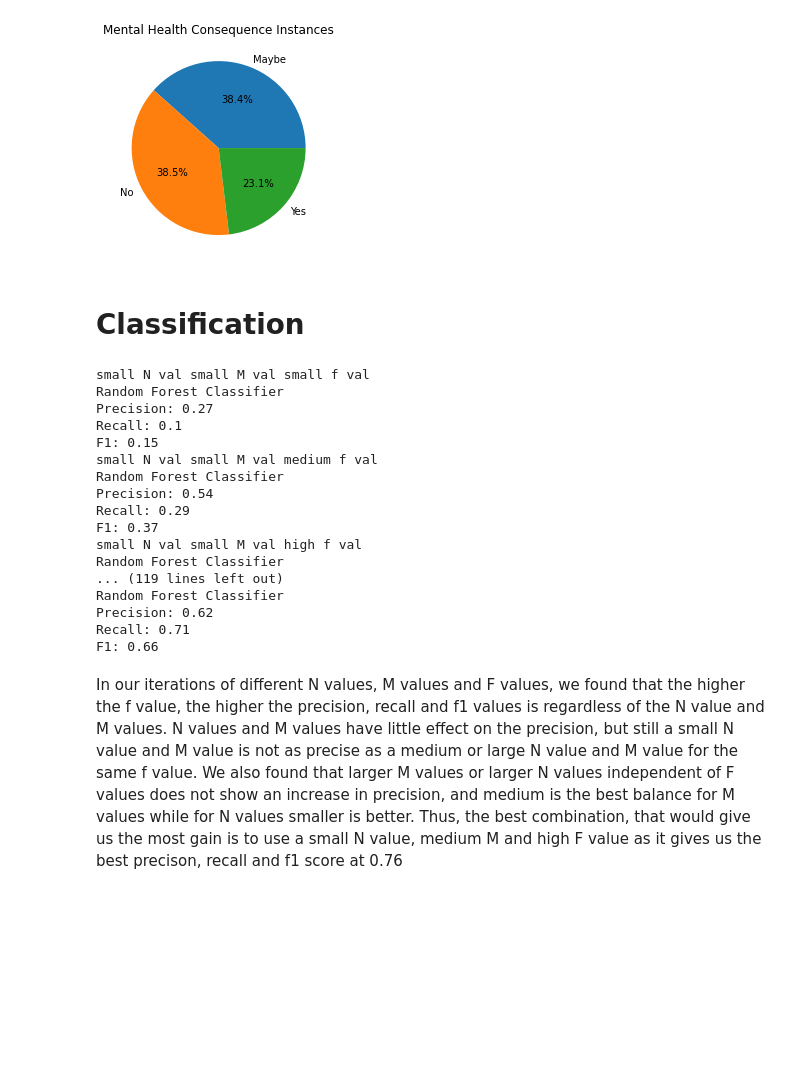
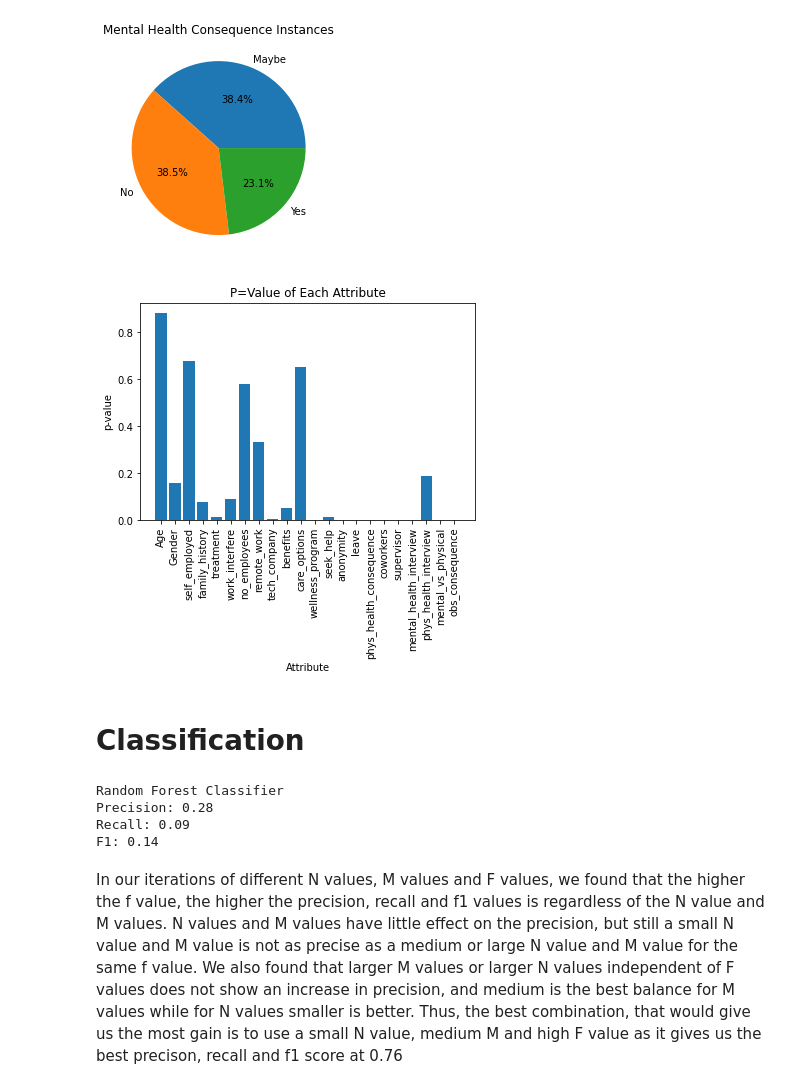
Before and after one commit to jackieaiko/CPSC322FinalProject, a Jupyter notebook: TechincalReport.ipynb, the cells around one changed output. Drawn from its saved outputs; the diff is of its cells as text; code cells hidden in the pictures; blank space fills up the shorter version.

Commit message:
p chart

```diff
--- a/TechincalReport.ipynb
+++ b/TechincalReport.ipynb
@@ -198,6 +197,10 @@ mc_sums = [len(mental_consequence__subtables[0]), len(mental_consequence__subtab
 myutils.pie_chart(mental_consequence_names, mc_sums, "Mental Health Consequence Instances")
 # %% [output]
 [figure]
+# %%
+myutils.bar_chart(X_header, p_value, "P=Value of Each Attribute", "Attribute", "p-value")
+# %% [output]
+[figure, added]
 # %% [markdown]
 # Classification
 # %%
@@ -209,50 +212,23 @@ matrices = []
 # %%
 remainder_set_X, test_set_X, remainder_set_y, test_set_y = myevaluation.train_test_split(
     survey_table.data, y_data)
+random_forest = MyRandomForestClassifier(10,15,9)
+random_forest.fit(remainder_set_X,remainder_set_y)
+y_predicted = random_forest.predict(test_set_X)
 
-N_val = [15,30,40]
-M_val = [5,10,15]
-F_val = [2,5,9]
-label_high = ["small","medium","high"]
+precision = myevaluation.binary_precision_score(test_set_y, y_predicted)
+recall = myevaluation.binary_recall_score(test_set_y, y_predicted)
+f1 = myevaluation.binary_f1_score(test_set_y, y_predicted)
 
-for i,n_val in enumerate(N_val):
-    for j,m_val in enumerate(M_val):
-        for k,f_val in enumerate(F_val):
-            print(label_high[i],"N val",label_high[j], "M val",label_high[k],"f val")
-            random_forest = MyRandomForestClassifier(n_val,m_val,f_val)
-            random_forest.fit(remainder_set_X,remainder_set_y)
-            y_predicted = random_forest.predict(test_set_X)
-
-            precision = myevaluation.binary_precision_score(test_set_y, y_predicted)
-            recall = myevaluation.binary_recall_score(test_set_y, y_predicted)
-            f1 = myevaluation.binary_f1_score(test_set_y, y_predicted)
-
-            print("Random Forest Classifier")
-            print("Precision:", float("{:.2f}".format(precision)))
-            print("Recall:", float("{:.2f}".format(recall)))
-            print("F1:", float("{:.2f}".format(f1)))
-
-# labels = ["No", "Maybe", "Yes"]
-# matrix = myevaluation.confusion_matrix(test_set_y, y_predicted, labels)
-# myutils.confusion_matrix_printing("Random Forest Classifier", matrix)
+print("Random Forest Classifier")
+print("Precision:", float("{:.2f}".format(precision)))
+print("Recall:", float("{:.2f}".format(recall)))
+print("F1:", float("{:.2f}".format(f1)))
 # %% [output]
-small N val small M val small f val
 Random Forest Classifier
-Precision: 0.27
-Recall: 0.1
-F1: 0.15
-small N val small M val medium f val
-Random Forest Classifier
-Precision: 0.54
-Recall: 0.29
-F1: 0.37
-small N val small M val high f val
-Random Forest Classifier
-... (119 lines left out)
-Random Forest Classifier
-Precision: 0.62
-Recall: 0.71
-F1: 0.66
+Precision: 0.28
+Recall: 0.09
+F1: 0.14
 # %% [markdown]
 In our iterations of different N values, M values and F values, we found that the higher the f value, the higher the precision, recall and f1 values is regardless of the N value and M values. N values and M values have little effect on the precision, but still a small N value and M value is not as precise as a medium or large N value and M value for the same f value. We also found that larger M values or larger N values independent of F values does not show an increase in precision, and medium is the best balance for M values while for N values smaller is better. Thus, the best combination, that would give us the most gain is to use a small N value, medium M and high F value as it gives us the best precison, recall and f1 score at 0.76
 # %%
```
Also changed, not shown: parts of 2 cells of this notebook, 1 other file.
